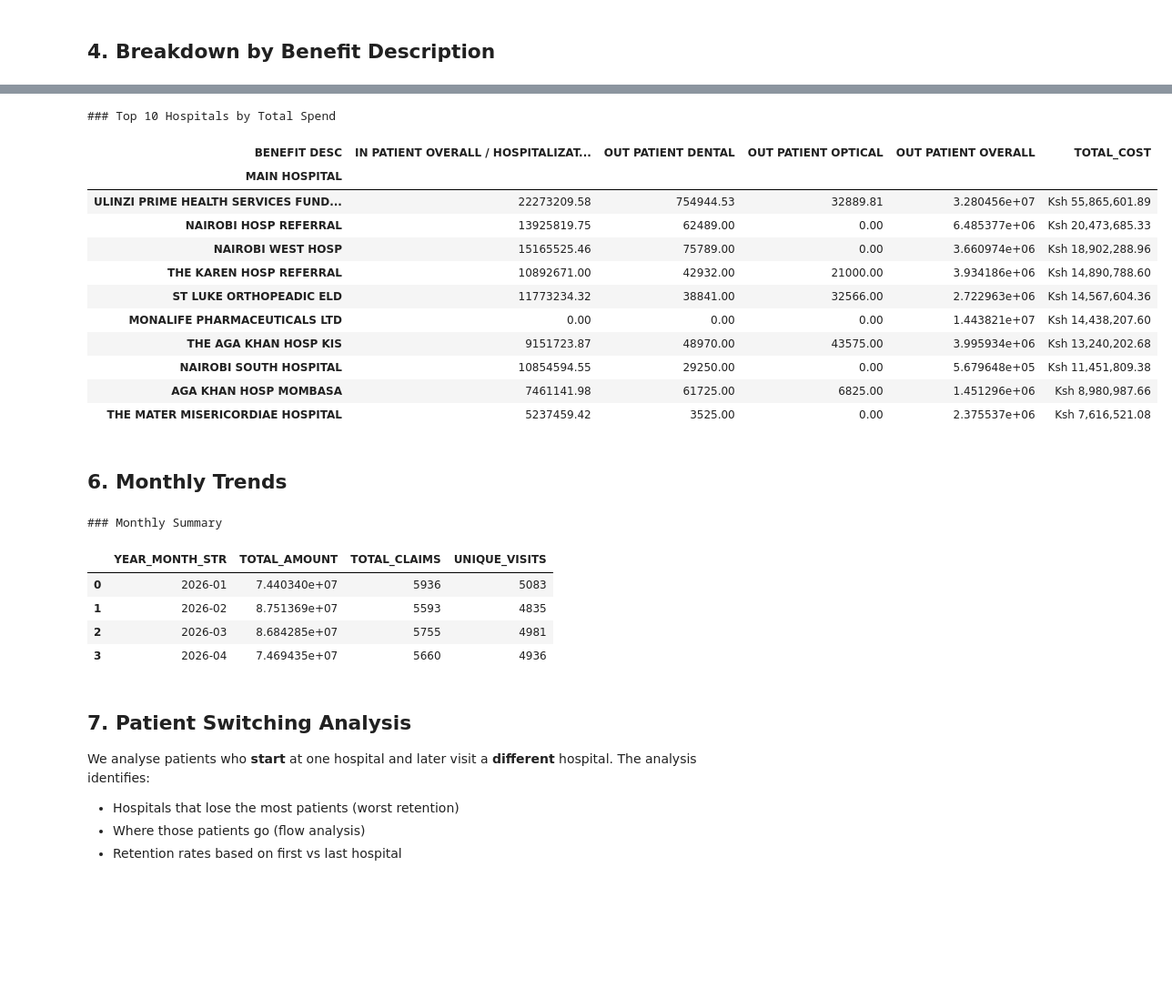
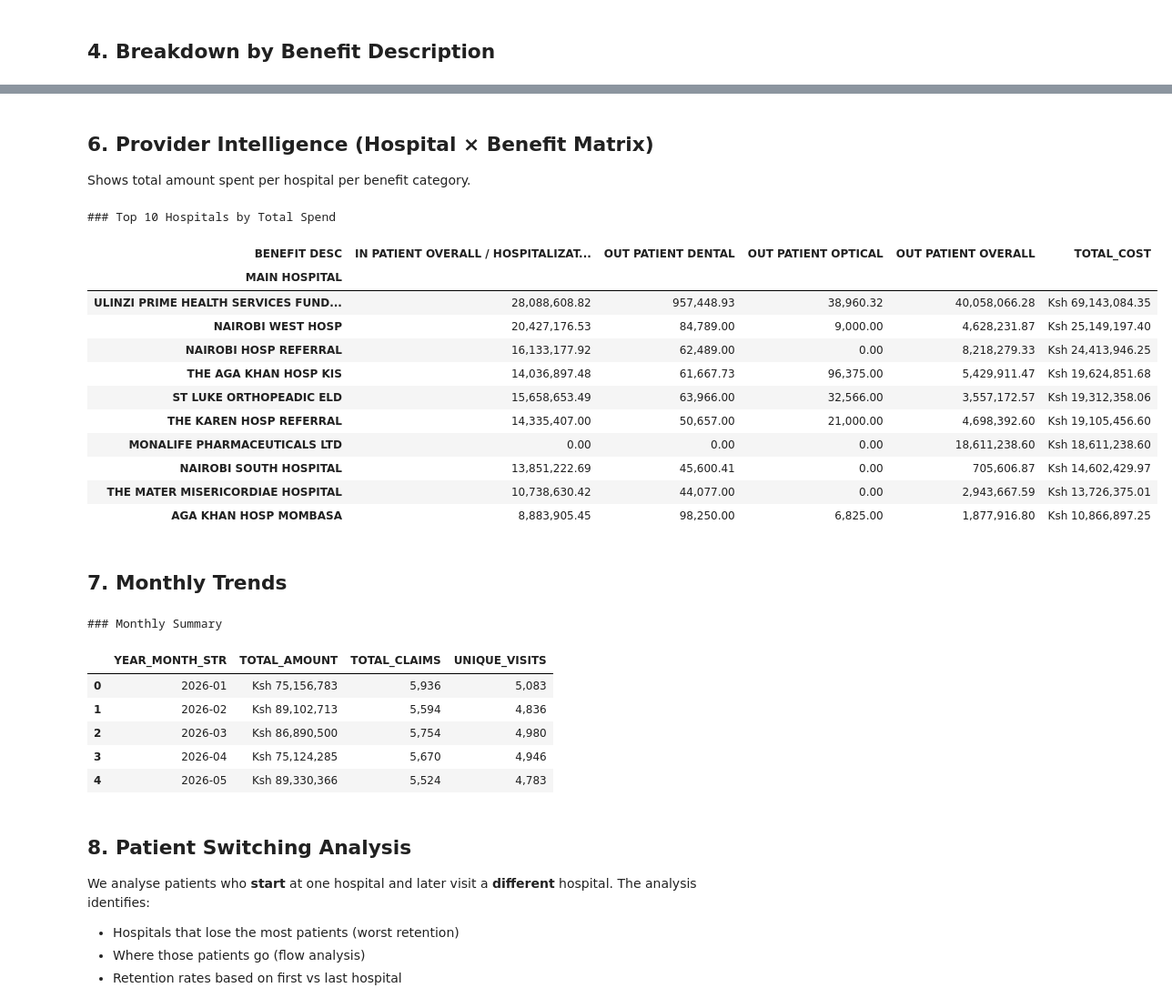
Before and after one commit to Dahir-ke/DEF, a Jupyter notebook: notebooks/NOTEBK.ipynb, the cells around one changed output, grey strips where cells are left out. Shown at 91% size. Saved outputs shown, nothing was run; the diff lists cells and outputs as text; code cells hidden in the pictures; blank space fills up the shorter version.

```diff
--- a/notebooks/analysis.ipynb
+++ b/notebooks/NOTEBK.ipynb
@@ -23,7 +24,7 @@ from IPython.display import display
 from plotly.subplots import make_subplots
 
 # Load data
-df = pd.read_csv('../data/visits for an-april-2026.csv')
+df = pd.read_csv('../data/visit_for_jan_to_end_of_May.csv')
 
 # Standardise column names (strip spaces)
 df.columns = df.columns.str.strip()
@@ -31,10 +32,11 @@ df.columns = df.columns.str.strip()
 # Convert date columns to datetime
 df['ARRIVAL DATE'] = pd.to_datetime(df['ARRIVAL DATE'])
 df['TRANSACTION DATE'] = pd.to_datetime(df['TRANSACTION DATE'])
+df['DOB'] = pd.to_datetime(df['DOB'], errors='coerce')
 
 # Convert amount to numeric (coerce errors)
 df['AMOUNT'] = pd.to_numeric(df['AMOUNT'], errors='coerce')
 
-print(f"Dataset shape: {df.shape[0]} rows, {df.shape[1]} columns")
+print(f"Dataset shape: {df.shape[0]:,} rows, {df.shape[1]} columns")
 df.head()
 # %% [output]
@@ -133,40 +204,48 @@ Shows total amount spent per hospital per benefit category.
+# %% [markdown]
+## 6. Provider Intelligence (Hospital × Benefit Matrix)
+
+Shows total amount spent per hospital per benefit category.
 # %%
 # Pivot table: Hospital x Benefit Desc
 provider_benefit = pd.pivot_table(
     df,
     index='MAIN HOSPITAL',
     columns='BENEFIT DESC',
     values='AMOUNT',
     aggfunc='sum',
     fill_value=0
 )
 
 # Add total column and sort
 provider_benefit['TOTAL_COST'] = provider_benefit.sum(axis=1)
 provider_benefit = provider_benefit.sort_values('TOTAL_COST', ascending=False)
 
-# Format total cost for display
+# Display with formatted numbers (commas, 2 decimals)
 provider_benefit_display = provider_benefit.copy()
-provider_benefit_display['TOTAL_COST'] = provider_benefit_display['TOTAL_COST'].apply(lambda x: f"Ksh {x:,.2f}")
+for col in provider_benefit_display.columns:
+    if col != 'TOTAL_COST':
+        provider_benefit_display[col] = provider_benefit_display[col].apply(lambda x: f"{x:,.2f}")
+    else:
+        provider_benefit_display[col] = provider_benefit_display[col].apply(lambda x: f"Ksh {x:,.2f}")
 
 print("### Top 10 Hospitals by Total Spend\n")
 display(provider_benefit_display.head(10))
 # %% [output]
 ### Top 10 Hospitals by Total Spend
 | BENEFIT DESC | IN PATIENT OVERALL / HOSPITALIZAT... | OUT PATIENT DENTAL | OUT PATIENT OPTICAL | OUT PATIENT OVERALL | TOTAL_COST |
 | MAIN HOSPITAL |  |  |  |  |  |
-| ULINZI PRIME HEALTH SERVICES FUND... | 22273209.58 | 754944.53 | 32889.81 | 3.280456e+07 | Ksh 55,865,601.89 |
-| NAIROBI HOSP REFERRAL | 13925819.75 | 62489.00 | 0.00 | 6.485377e+06 | Ksh 20,473,685.33 |
-| NAIROBI WEST HOSP | 15165525.46 | 75789.00 | 0.00 | 3.660974e+06 | Ksh 18,902,288.96 |
-| THE KAREN HOSP REFERRAL | 10892671.00 | 42932.00 | 21000.00 | 3.934186e+06 | Ksh 14,890,788.60 |
-| ST LUKE ORTHOPEADIC ELD | 11773234.32 | 38841.00 | 32566.00 | 2.722963e+06 | Ksh 14,567,604.36 |
-| MONALIFE PHARMACEUTICALS LTD | 0.00 | 0.00 | 0.00 | 1.443821e+07 | Ksh 14,438,207.60 |
-| THE AGA KHAN HOSP KIS | 9151723.87 | 48970.00 | 43575.00 | 3.995934e+06 | Ksh 13,240,202.68 |
-| NAIROBI SOUTH HOSPITAL | 10854594.55 | 29250.00 | 0.00 | 5.679648e+05 | Ksh 11,451,809.38 |
-| AGA KHAN HOSP MOMBASA | 7461141.98 | 61725.00 | 6825.00 | 1.451296e+06 | Ksh 8,980,987.66 |
-| THE MATER MISERICORDIAE HOSPITAL | 5237459.42 | 3525.00 | 0.00 | 2.375537e+06 | Ksh 7,616,521.08 |
+| ULINZI PRIME HEALTH SERVICES FUND... | 28,088,608.82 | 957,448.93 | 38,960.32 | 40,058,066.28 | Ksh 69,143,084.35 |
+| NAIROBI WEST HOSP | 20,427,176.53 | 84,789.00 | 9,000.00 | 4,628,231.87 | Ksh 25,149,197.40 |
+| NAIROBI HOSP REFERRAL | 16,133,177.92 | 62,489.00 | 0.00 | 8,218,279.33 | Ksh 24,413,946.25 |
+| THE AGA KHAN HOSP KIS | 14,036,897.48 | 61,667.73 | 96,375.00 | 5,429,911.47 | Ksh 19,624,851.68 |
+| ST LUKE ORTHOPEADIC ELD | 15,658,653.49 | 63,966.00 | 32,566.00 | 3,557,172.57 | Ksh 19,312,358.06 |
+| THE KAREN HOSP REFERRAL | 14,335,407.00 | 50,657.00 | 21,000.00 | 4,698,392.60 | Ksh 19,105,456.60 |
+| MONALIFE PHARMACEUTICALS LTD | 0.00 | 0.00 | 0.00 | 18,611,238.60 | Ksh 18,611,238.60 |
+| NAIROBI SOUTH HOSPITAL | 13,851,222.69 | 45,600.41 | 0.00 | 705,606.87 | Ksh 14,602,429.97 |
+| THE MATER MISERICORDIAE HOSPITAL | 10,738,630.42 | 44,077.00 | 0.00 | 2,943,667.59 | Ksh 13,726,375.01 |
+| AGA KHAN HOSP MOMBASA | 8,883,905.45 | 98,250.00 | 6,825.00 | 1,877,916.80 | Ksh 10,866,897.25 |
-# %% [markdown]
-## 6. Monthly Trends
+# %% [markdown]
+## 7. Monthly Trends
 # %%
 # Create month-period column
 df['YEAR_MONTH'] = df['TRANSACTION DATE'].dt.to_period('M')
@@ -181,10 +260,16 @@ monthly = df.groupby('YEAR_MONTH').agg(
 monthly['YEAR_MONTH_STR'] = monthly['YEAR_MONTH'].astype(str)
 monthly = monthly.sort_values('YEAR_MONTH')
 
+# Format with commas
+monthly_display = monthly.copy()
+monthly_display['TOTAL_AMOUNT'] = monthly_display['TOTAL_AMOUNT'].apply(lambda x: f"Ksh {x:,.0f}")
+monthly_display['TOTAL_CLAIMS'] = monthly_display['TOTAL_CLAIMS'].apply(lambda x: f"{x:,}")
+monthly_display['UNIQUE_VISITS'] = monthly_display['UNIQUE_VISITS'].apply(lambda x: f"{x:,}")
+
 print("### Monthly Summary\n")
-display(monthly[['YEAR_MONTH_STR', 'TOTAL_AMOUNT', 'TOTAL_CLAIMS', 'UNIQUE_VISITS']])
+display(monthly_display[['YEAR_MONTH_STR', 'TOTAL_AMOUNT', 'TOTAL_CLAIMS', 'UNIQUE_VISITS']])
 
-# Line chart (dual axis)
+# Line chart (dual axis) – uses raw numbers
 fig = make_subplots(specs=[[{"secondary_y": True}]])
 
 fig.add_trace(go.Scatter(x=monthly['YEAR_MONTH_STR'], y=monthly['TOTAL_AMOUNT'],
@@ -201,17 +286,18 @@ fig.show()
 # %% [output]
 ### Monthly Summary
 |  | YEAR_MONTH_STR | TOTAL_AMOUNT | TOTAL_CLAIMS | UNIQUE_VISITS |
-| 0 | 2026-01 | 7.440340e+07 | 5936 | 5083 |
-| 1 | 2026-02 | 8.751369e+07 | 5593 | 4835 |
-| 2 | 2026-03 | 8.684285e+07 | 5755 | 4981 |
-| 3 | 2026-04 | 7.469435e+07 | 5660 | 4936 |
+| 0 | 2026-01 | Ksh 75,156,783 | 5,936 | 5,083 |
+| 1 | 2026-02 | Ksh 89,102,713 | 5,594 | 4,836 |
+| 2 | 2026-03 | Ksh 86,890,500 | 5,754 | 4,980 |
+| 3 | 2026-04 | Ksh 75,124,285 | 5,670 | 4,946 |
+| 4 | 2026-05 | Ksh 89,330,366 | 5,524 | 4,783 |
-# %% [markdown]
-## 7. Patient Switching Analysis
-
-We analyse patients who **start** at one hospital and later visit a **different** hospital. The analysis identifies:
-- Hospitals that lose the most patients (worst retention)
-- Where those patients go (flow analysis)
-- Retention rates based on first vs last hospital
+# %% [markdown]
+## 8. Patient Switching Analysis
+
+We analyse patients who **start** at one hospital and later visit a **different** hospital. The analysis identifies:
+- Hospitals that lose the most patients (worst retention)
+- Where those patients go (flow analysis)
+- Retention rates based on first vs last hospital
 # %%
 # Helper functions to get hospital at min/max date
 def get_first_hospital(group):
```
Also changed, not shown: parts of 20 cells of this notebook, 3 other files.
